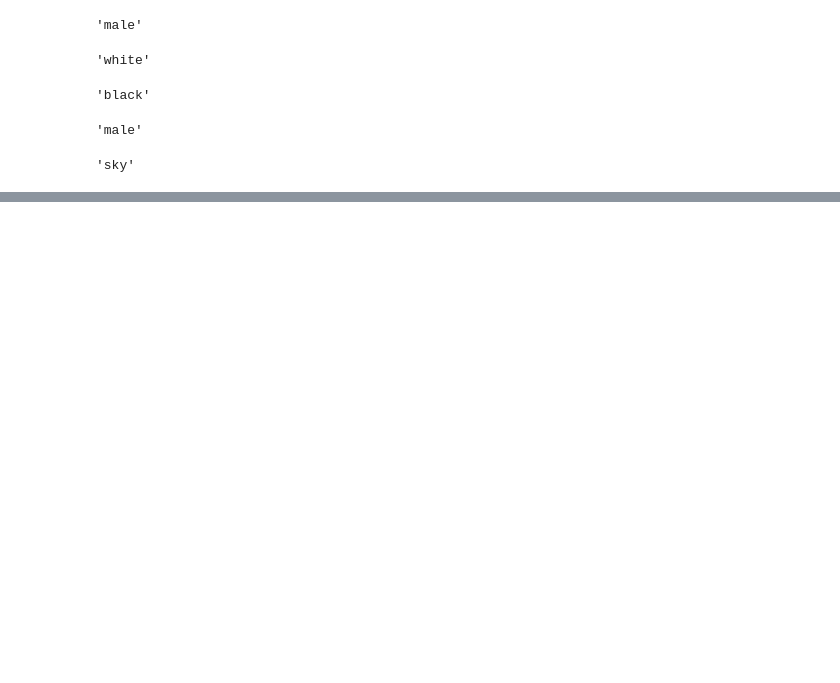
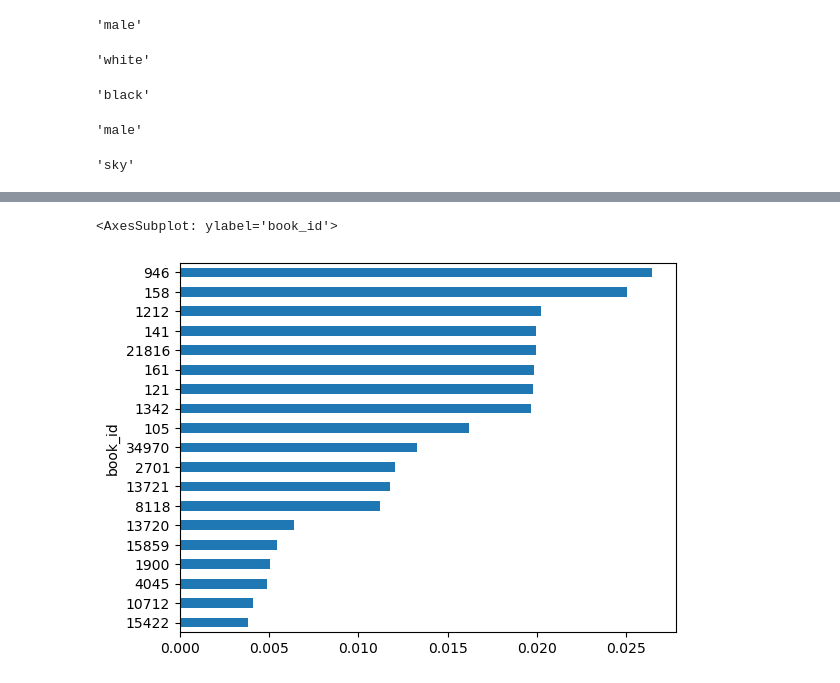
Before and after one commit to ontoligent/DS5001-2023-01-R, a Jupyter notebook: lessons/M09_WordEmbedding/M09_01_GloVe.ipynb, the cells around one changed output, grey strips where cells are left out. Saved outputs shown, nothing was run; the diff lists cells and outputs as text; code cells hidden in the pictures; blank space fills up the shorter version.

```diff
--- a/lessons/M09_WordEmbedding/M09_01_GloVe.ipynb
+++ b/lessons/M09_WordEmbedding/M09_01_GloVe.ipynb
@@ -27,0 +29,2 @@ with sqlite3.connect(db_file) as db:
+# %%
+glove.index.name = 'term_str'
@@ -41,6 +63,7 @@ glove.head()
 
 There are a lot of useless tokens in the vocabulary. These may be good for generating the features, but we don't need them in our queries.
 # %%
-glove = glove.reset_index()
-glove = glove[glove.term_str.str.match(r'^[a-z]+$')]
-glove = glove.set_index('term_str')
+# glove = glove.reset_index()
+# glove = glove[glove.term_str.str.match(r'^[a-z]+$')]
+# glove = glove.set_index('term_str')
+# glove.shape
@@ -157,0 +221,5 @@ get_analogy('day','sun','night')
+# %%
+CORPUS = pd.read_csv("../data/output/austen-melville-CORPUS.csv")\
+    .merge(glove, on="term_str")\
+    .set_index(['book_id', 'chap_id', 'para_num', 'sent_num', 'token_num'])\
+    .iloc[:, 4:]
@@ -157,0 +243,2 @@ get_analogy('day','sun','night')
+# %%
+BOOKS = CORPUS.groupby('book_id').mean()
@@ -157,0 +267,5 @@ get_analogy('day','sun','night')
+# %%
+BOOKS.mean(1).sort_values().plot.barh()
+# %% [output]
+<AxesSubplot: ylabel='book_id'>
+[figure, added]
```
Also changed, not shown: parts of 17 cells of this notebook, 1 other file.
